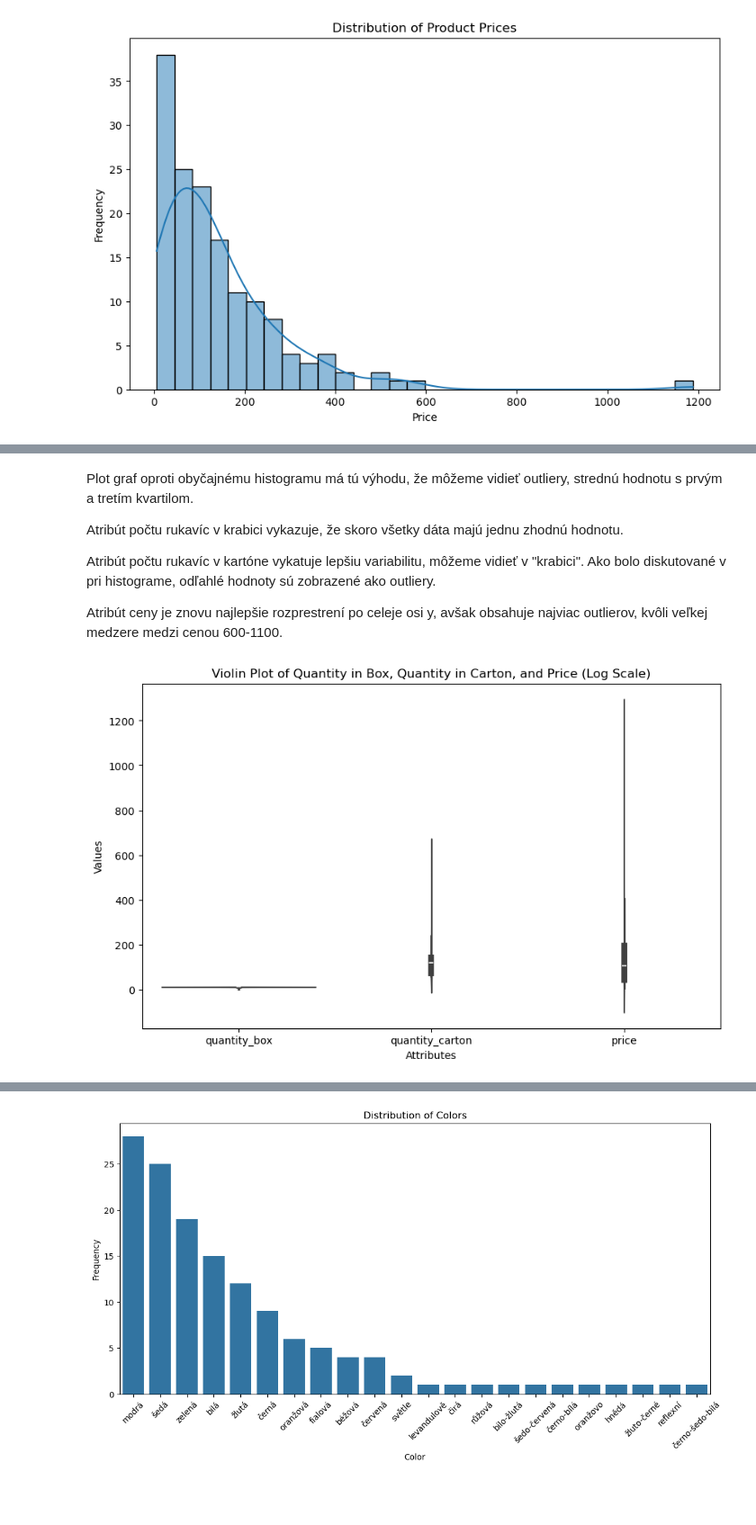
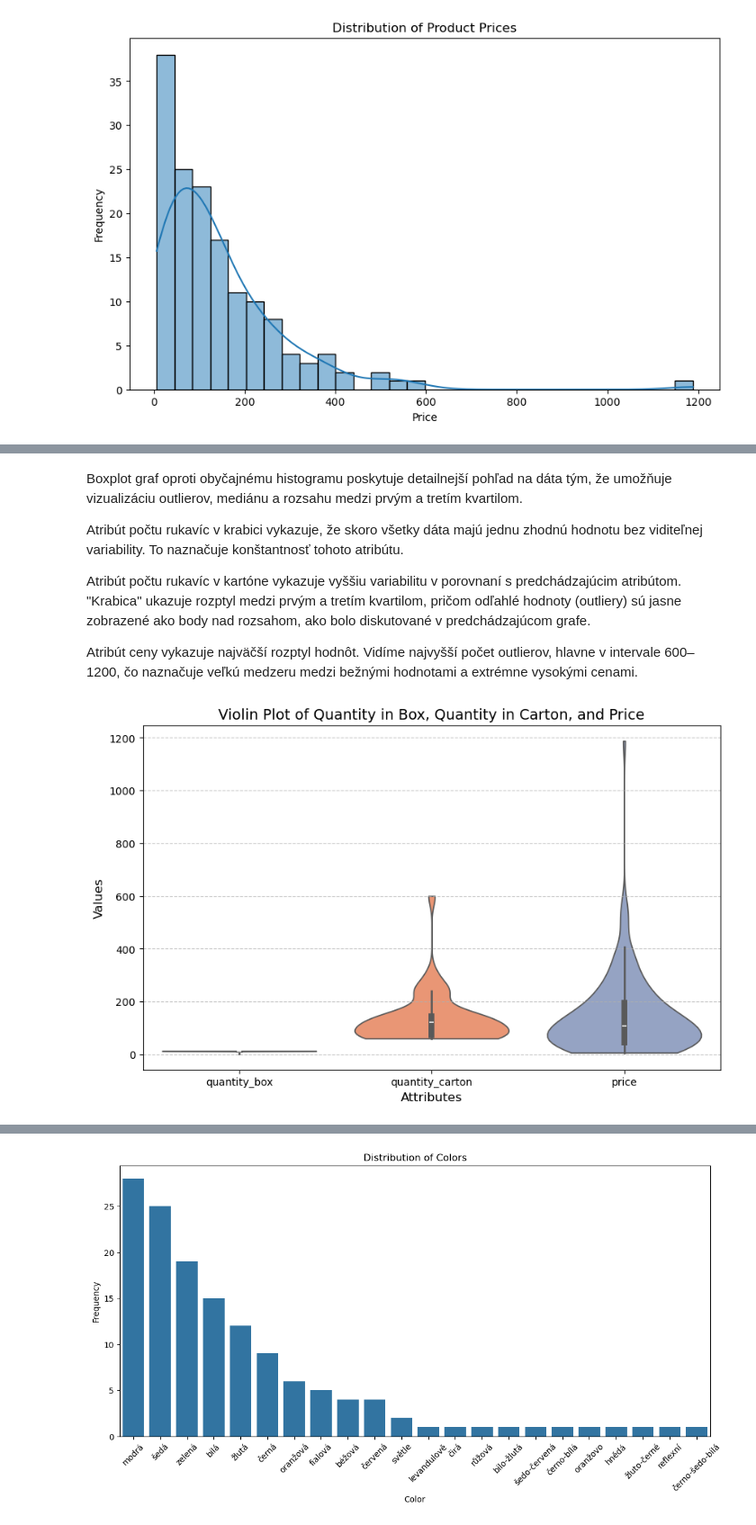
Before and after one commit to Adam-K2/upa-project, a Jupyter notebook: projekt_3/upa_3.ipynb, the cells around one changed output, grey strips where cells are left out. Shown at 90% size. Saved outputs shown, nothing was run; the diff lists cells and outputs as text; code cells hidden in the pictures; blank space fills up the shorter version.

```diff
--- a/projekt_3/upa_3.ipynb
+++ b/projekt_3/upa_3.ipynb
@@ -171,26 +172,32 @@ plt.show()
 # %% [markdown]
-Plot graf oproti obyčajnému histogramu má tú výhodu, že môžeme vidieť outliery, strednú hodnotu s prvým a tretím kvartilom.
+Boxplot graf oproti obyčajnému histogramu poskytuje detailnejší pohľad na dáta tým, že umožňuje vizualizáciu outlierov, mediánu a rozsahu medzi prvým a tretím kvartilom.
 
-Atribút počtu rukavíc v krabici vykazuje, že skoro všetky dáta majú jednu zhodnú hodnotu.
+Atribút počtu rukavíc v krabici vykazuje, že skoro všetky dáta majú jednu zhodnú hodnotu bez viditeľnej variability. To naznačuje konštantnosť tohoto atribútu.
 
-Atribút počtu rukavíc v kartóne vykatuje lepšiu variabilitu, môžeme vidieť v "krabici". Ako bolo diskutované v pri histograme, odľahlé hodnoty sú zobrazené ako outliery.
+Atribút počtu rukavíc v kartóne vykazuje vyššiu variabilitu v porovnaní s predchádzajúcim atribútom. "Krabica" ukazuje rozptyl medzi prvým a tretím kvartilom, pričom odľahlé hodnoty (outliery) sú jasne zobrazené ako body nad rozsahom, ako bolo diskutované v predchádzajúcom grafe.
 
-Atribút ceny je znovu najlepšie rozprestrení po celeje osi y, avšak obsahuje najviac outlierov, kvôli veľkej medzere medzi cenou 600-1100.
+Atribút ceny vykazuje najväčší rozptyl hodnôt. Vidíme najvyšší počet outlierov, hlavne v intervale 600–1200, čo naznačuje veľkú medzeru medzi bežnými hodnotami a extrémne vysokými cenami.
 # %%
-# Melt the DataFrame to reshape it for a single violin plot with multiple categories
 df_melted = df[['quantity_box', 'quantity_carton', 'price']].melt(var_name='Attribute', value_name='Value')
 
-# Create a violin plot with a log scale on the y-axis
 plt.figure(figsize=(10, 6))
-sns.violinplot(x='Attribute', y='Value', data=df_melted)
 
-# Set the title and labels
-plt.title('Violin Plot of Quantity in Box, Quantity in Carton, and Price (Log Scale)')
-plt.xlabel('Attributes')
-plt.ylabel('Values')
+sns.violinplot(
+    x='Attribute',
+    y='Value',
+    hue='Attribute',
+    data=df_melted,
+    palette='Set2',  # For nice visual colors than default
+    cut=0            # Prevent violins from extending beyond data range
+)
+
+plt.grid(axis='y', linestyle='--', alpha=0.7)
+plt.title('Violin Plot of Quantity in Box, Quantity in Carton, and Price', fontsize=14)
+plt.xlabel('Attributes', fontsize=12)
+plt.ylabel('Values', fontsize=12)
 
 # Display the plot
 plt.show()
 # %% [output]
-[figure, old version]
+[figure, new version]
 # %% [markdown]
```
Also changed, not shown: parts of 3 cells of this notebook.
